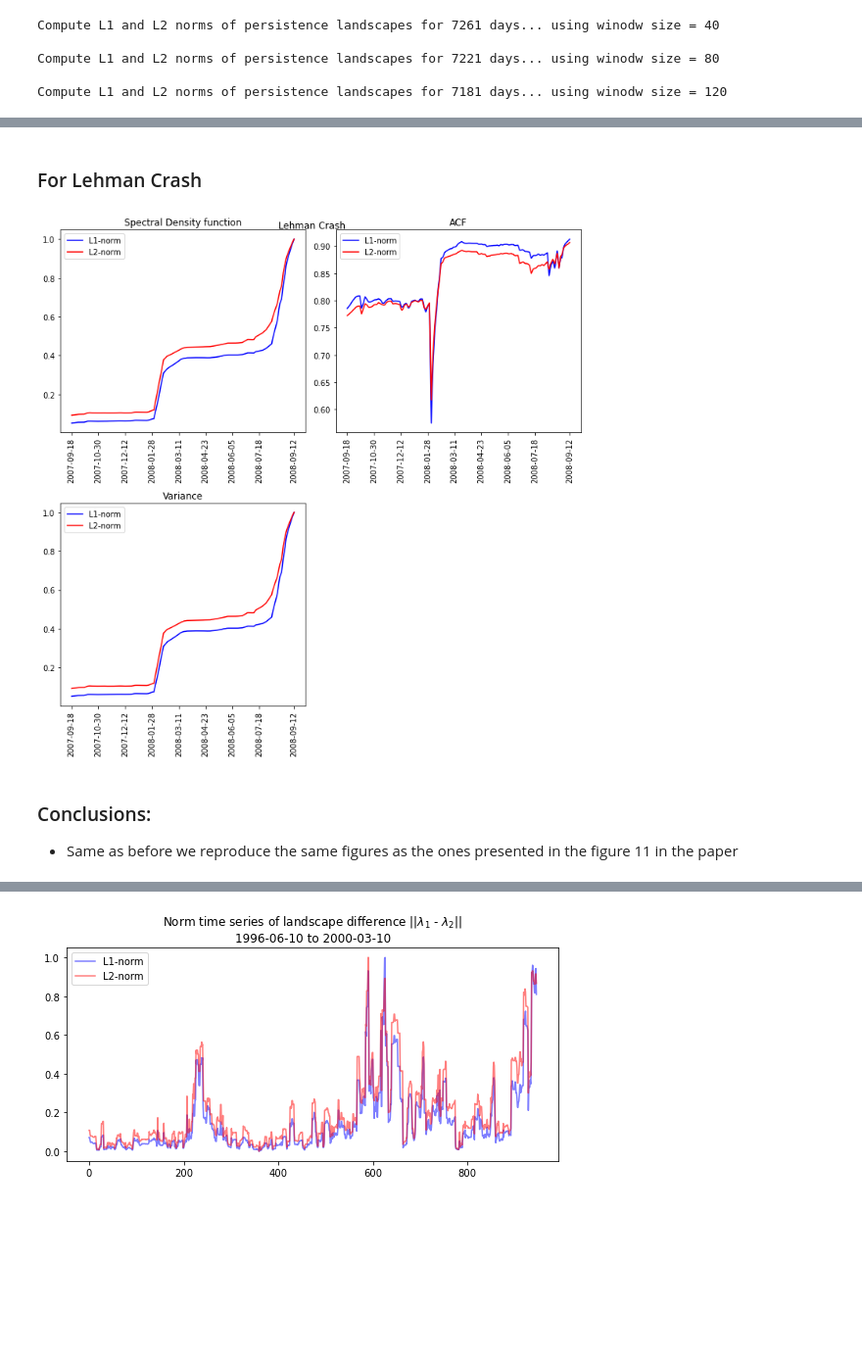
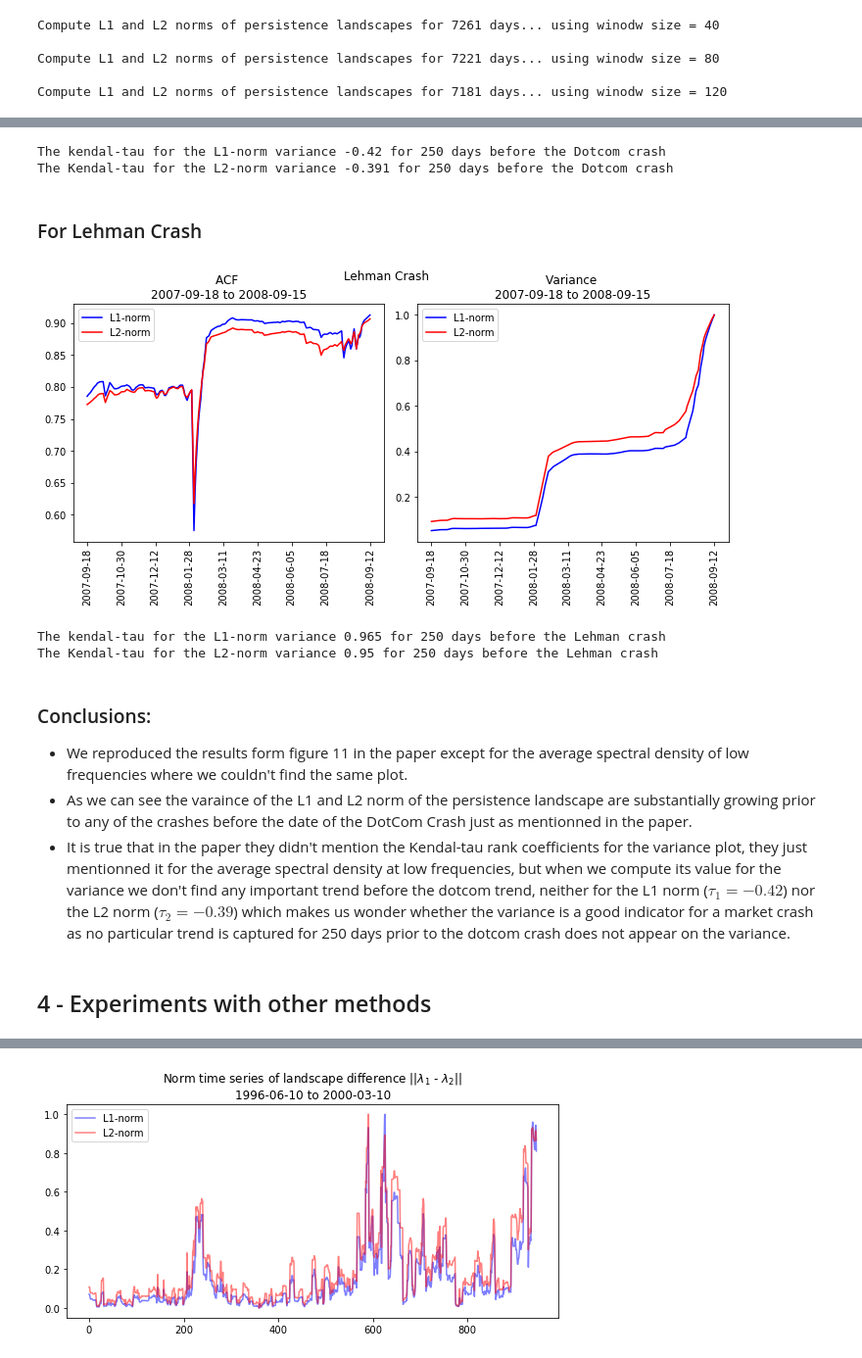
Before and after one commit to KhalilBergaoui/TDA---Financial-Time-Series-Analysis, a Jupyter notebook: TDA Financial Time Series.ipynb, the cells around one changed output, grey strips where cells are left out. Shown at 98% size. Cells and saved outputs as stored; diff of their text form; code cells hidden in the pictures; blank space fills up the shorter version.

```diff
--- a/TDA Financial Time Series.ipynb
+++ b/TDA Financial Time Series.ipynb
@@ -514,8 +606,8 @@ variance_l1_norm = np.zeros(begin_index-end_index)
 variance_l2_norm = np.zeros(begin_index-end_index)
 
 for index in range(end_index, begin_index):
-    variance_l1_norm[index-end_index] = np.var(norm_L1_norms[index: index+w])
-    variance_l2_norm[index-end_index] = np.var(norm_L2_norms[index: index+w])
+    variance_l1_norm[index-end_index] = np.var(norm_L1_norms[index: index+sliding_window])
+    variance_l2_norm[index-end_index] = np.var(norm_L2_norms[index: index+sliding_window])
 # %%
 dates = np.flip(DowJones_pd.loc[(DowJones_pd['DateFormat'] >= begin_date_dateformat) \
                         & (DowJones_pd['DateFormat'] < end_date_dateformat), 'Date'].to_numpy())
@@ -558,3 +638,14 @@ plt.tight_layout()
+# %%
+import pymannkendall as mk
+
+kendal_tau_l1_norm = mk.original_test(np.flip(variance_l1_norm))
+kendal_tau_l2_norm = mk.original_test(np.flip(variance_l2_norm))
+
+print('The kendal-tau for the L1-norm variance {} for 250 days before the Dotcom crash'.format(round(kendal_tau_l1_norm.Tau, 3)))
+print('The Kendal-tau for the L2-norm variance {} for 250 days before the Dotcom crash'.format(round(kendal_tau_l2_norm.Tau, 3)))
+# %% [output]
+The kendal-tau for the L1-norm variance -0.42 for 250 days before the Dotcom crash
+The Kendal-tau for the L2-norm variance -0.391 for 250 days before the Dotcom crash
 # %% [markdown]
 ### For Lehman Crash
 # %%
@@ -569,4 +660,4 @@ begin_date_dateformat = pd.to_datetime(begin_date)
 begin_index = get_date_index(begin_date,DowJones_pd)
 #begin_index = end_index+960
 end_index = get_date_index(end_date,DowJones_pd)
-w = 500
+sliding_window = 500
@@ -593,51 +669,57 @@ acf_l2_norm = np.zeros(begin_index-end_index)
 
 for index in range(end_index, begin_index):
 
-    acf_l1_norm[index-end_index] = acf(norm_L1_norms[index: index+w], nlags=2)[-1]
-    acf_l2_norm[index-end_index] = acf(norm_L2_norms[index: index+w], nlags=2)[-1]
+    acf_l1_norm[index-end_index] = acf(np.flip(norm_L1_norms[index: index+sliding_window]), nlags=2)[-1]
+    acf_l2_norm[index-end_index] = acf(np.flip(norm_L2_norms[index: index+sliding_window]), nlags=2)[-1]
 # %%
 variance_l1_norm = np.zeros(begin_index-end_index)
 variance_l2_norm = np.zeros(begin_index-end_index)
 
 for index in range(end_index, begin_index):
-    variance_l1_norm[index-end_index] = np.var(norm_L1_norms[index: index+w])
-    variance_l2_norm[index-end_index] = np.var(norm_L2_norms[index: index+w])
+    variance_l1_norm[index-end_index] = np.var(norm_L1_norms[index: index+sliding_window])
+    variance_l2_norm[index-end_index] = np.var(norm_L2_norms[index: index+sliding_window])
 # %%
 dates = np.flip(DowJones_pd.loc[(DowJones_pd['DateFormat'] >= begin_date_dateformat) \
                         & (DowJones_pd['DateFormat'] < end_date_dateformat), 'Date'].to_numpy())
 
-fig = plt.figure(figsize=(10, 10))
+fig = plt.figure(figsize=(10, 5))
 fig.suptitle('Lehman Crash')
-ax1 = plt.subplot(221)
-ax1.plot(dates, np.flip(mean_spectral_density_l1norm/np.max(mean_spectral_density_l1norm)), '-b', label='L1-norm')
-ax1.plot(dates, np.flip(mean_spectral_density_l2norm/np.max(mean_spectral_density_l2norm)), '-r', label='L2-norm')
+
+ax1 = plt.subplot(121)
+ax1.plot(dates, np.flip(acf_l1_norm), '-b', label='L1-norm')
+ax1.plot(dates, np.flip(acf_l2_norm), '-r', label='L2-norm')
 ax1.set_xticks(ticks=dates[[i*30 for i in range(len(dates) // 30)] + [len(dates)-1]])
 ax1.set_xticklabels(labels = dates[[i*30 for i in range(len(dates) // 30)] + [len(dates) -1]],
                      rotation='vertical')
 ax1.legend()
-ax1.set_title('Spectral Density function')
+ax1.set_title('ACF \n{} to {}'.format(begin_date, end_date))
 
-ax2 = plt.subplot(222)
-ax2.plot(dates, np.flip(acf_l1_norm), '-b', label='L1-norm')
-ax2.plot(dates, np.flip(acf_l2_norm), '-r', label='L2-norm')
+ax2 = plt.subplot(122)
+ax2.plot(dates, np.flip(variance_l1_norm)/np.max(variance_l1_norm), '-b', label='L1-norm')
+ax2.plot(dates, np.flip(variance_l2_norm)/np.max(variance_l2_norm), '-r', label='L2-norm')
 ax2.set_xticks(ticks=dates[[i*30 for i in range(len(dates) // 30)] + [len(dates)-1]])
 ax2.set_xticklabels(labels = dates[[i*30 for i in range(len(dates) // 30)] + [len(dates) -1]],
                      rotation='vertical')
 ax2.legend()
-ax2.set_title('ACF')
-
-ax3 = plt.subplot(223)
-ax3.plot(dates, np.flip(variance_l1_norm)/np.max(variance_l1_norm), '-b', label='L1-norm')
-ax3.plot(dates, np.flip(variance_l2_norm)/np.max(variance_l2_norm), '-r', label='L2-norm')
-ax3.set_xticks(ticks=dates[[i*30 for i in range(len(dates) // 30)] + [len(dates)-1]])
-ax3.set_xticklabels(labels = dates[[i*30 for i in range(len(dates) // 30)] + [len(dates) -1]],
-                     rotation='vertical')
-ax3.legend()
-ax3.set_title('Variance')
+ax2.set_title('Variance \n{} to {}'.format(begin_date, end_date))
 plt.tight_layout()
 # %% [output]
-[figure, old version]
+[figure, new version]
-# %% [markdown]
-### Conclusions:
-
-- Same as before we reproduce the same figures as the ones presented in the figure 11 in the paper
+# %%
+import pymannkendall as mk
+
+kendal_tau_l1_norm = mk.original_test(np.flip(variance_l1_norm))
+kendal_tau_l2_norm = mk.original_test(np.flip(variance_l2_norm))
+
+print('The kendal-tau for the L1-norm variance {} for 250 days before the Lehman crash'.format(round(kendal_tau_l1_norm.Tau, 3)))
+print('The Kendal-tau for the L2-norm variance {} for 250 days before the Lehman crash'.format(round(kendal_tau_l2_norm.Tau, 3)))
+# %% [output]
+The kendal-tau for the L1-norm variance 0.965 for 250 days before the Lehman crash
+The Kendal-tau for the L2-norm variance 0.95 for 250 days before the Lehman crash
+# %% [markdown]
+### Conclusions:
+- We reproduced the results form figure 11 in the paper except for the average spectral density of low frequencies where we couldn't find the same plot.
+- As we can see the varaince of the L1 and L2 norm of the persistence landscape  are substantially growing prior to any of the crashes before the date of the DotCom Crash just as mentionned in the paper.
+- It is true that in the paper they didn't mention the Kendal-tau rank coefficients for the variance plot, they just mentionned it for the average spectral density at low frequencies, but when we compute its value for the variance we don't find any important trend before the dotcom trend, neither for the L1 norm ($\tau_1=-0.42$) nor the L2 norm ($\tau_2=-0.39$) which makes us wonder whether the variance is a good indicator for a market crash as no particular trend is captured for 250 days prior to the dotcom crash does not appear on the variance.
+# %% [markdown]
+## 4 - Experiments with other methods
```
Also changed, not shown: parts of 61 cells of this notebook.
